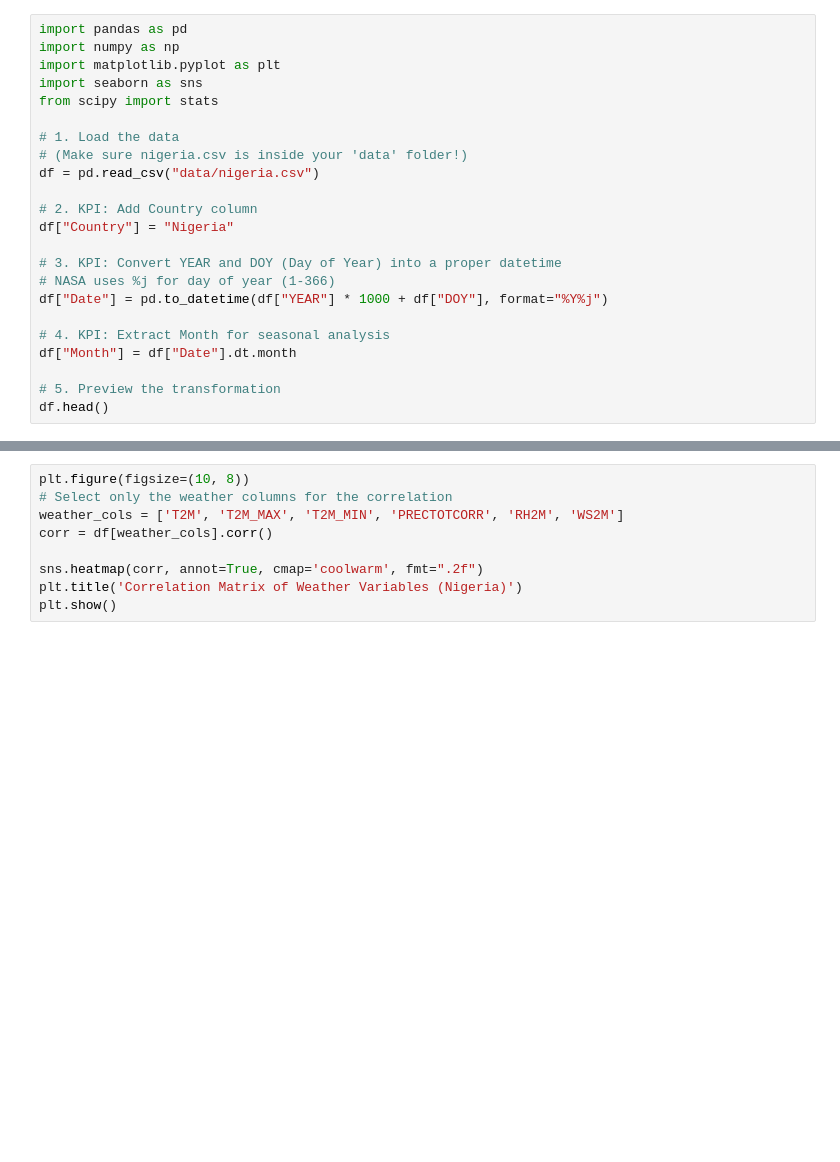
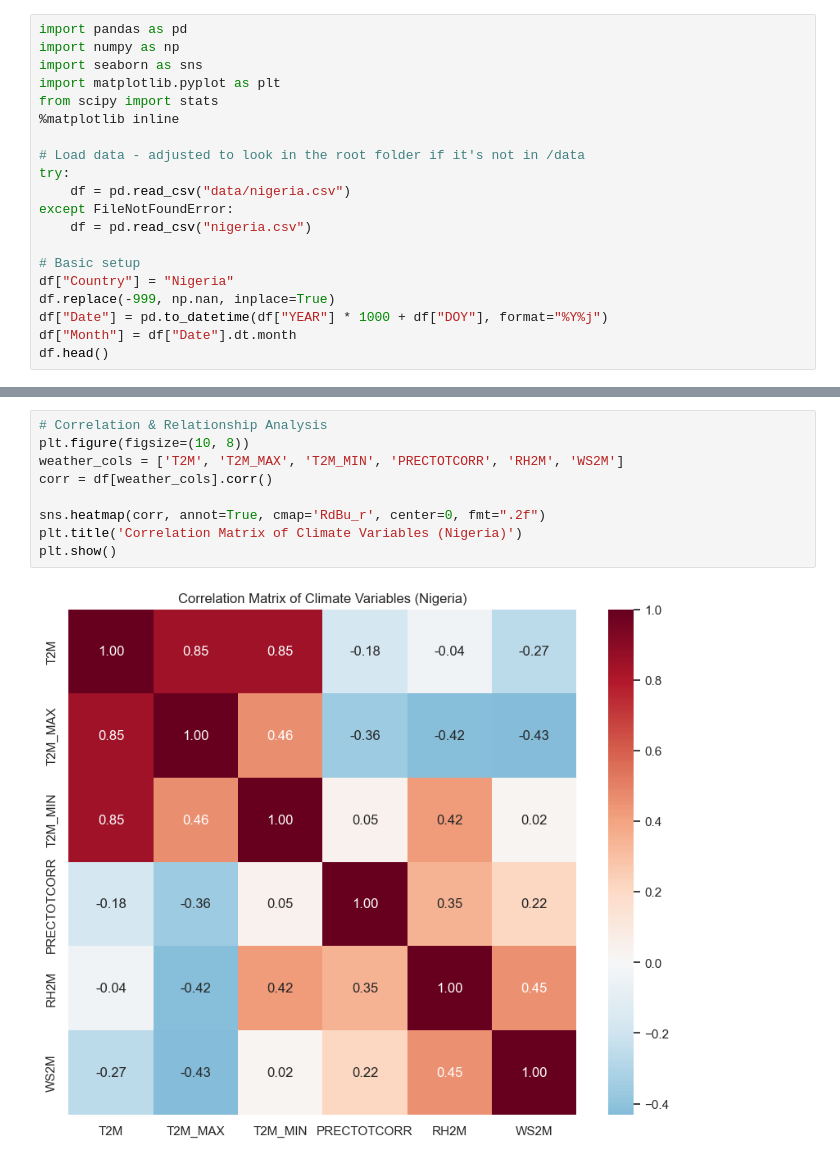
Before and after one commit to meba-tesfaye/climate-challenge-week0, a Jupyter notebook: nigeria_eda.ipynb, the cells around one changed output, grey strips where cells are left out. Cells and saved outputs as stored; diff of their text form; blank space fills up the shorter version.

```diff
--- a/nigeria_eda.ipynb
+++ b/nigeria_eda.ipynb
@@ -12,23 +1,20 @@ ImportError: cannot import name 'Image' from 'PIL' (unknown location)
 # %%
 import pandas as pd
 import numpy as np
+import seaborn as sns
 import matplotlib.pyplot as plt
-import seaborn as sns
 from scipy import stats
+%matplotlib inline
 
-# 1. Load the data
-# (Make sure nigeria.csv is inside your 'data' folder!)
-df = pd.read_csv("data/nigeria.csv")
+# Load data - adjusted to look in the root folder if it's not in /data
+try:
+    df = pd.read_csv("data/nigeria.csv")
+except FileNotFoundError:
+    df = pd.read_csv("nigeria.csv")
 
-# 2. KPI: Add Country column
+# Basic setup
 df["Country"] = "Nigeria"
-
-# 3. KPI: Convert YEAR and DOY (Day of Year) into a proper datetime
-# NASA uses %j for day of year (1-366)
+df.replace(-999, np.nan, inplace=True)
 df["Date"] = pd.to_datetime(df["YEAR"] * 1000 + df["DOY"], format="%Y%j")
-
-# 4. KPI: Extract Month for seasonal analysis
 df["Month"] = df["Date"].dt.month
-
-# 5. Preview the transformation
 df.head()
@@ -79,9 +62,11 @@ NameError: name 'sns' is not defined
 # %%
+# Correlation & Relationship Analysis
 plt.figure(figsize=(10, 8))
-# Select only the weather columns for the correlation
 weather_cols = ['T2M', 'T2M_MAX', 'T2M_MIN', 'PRECTOTCORR', 'RH2M', 'WS2M']
 corr = df[weather_cols].corr()
 
-sns.heatmap(corr, annot=True, cmap='coolwarm', fmt=".2f")
-plt.title('Correlation Matrix of Weather Variables (Nigeria)')
+sns.heatmap(corr, annot=True, cmap='RdBu_r', center=0, fmt=".2f")
+plt.title('Correlation Matrix of Climate Variables (Nigeria)')
 plt.show()
+# %% [output]
+[figure, added]
```
Also changed, not shown: parts of 7 cells of this notebook, 2 other files.
